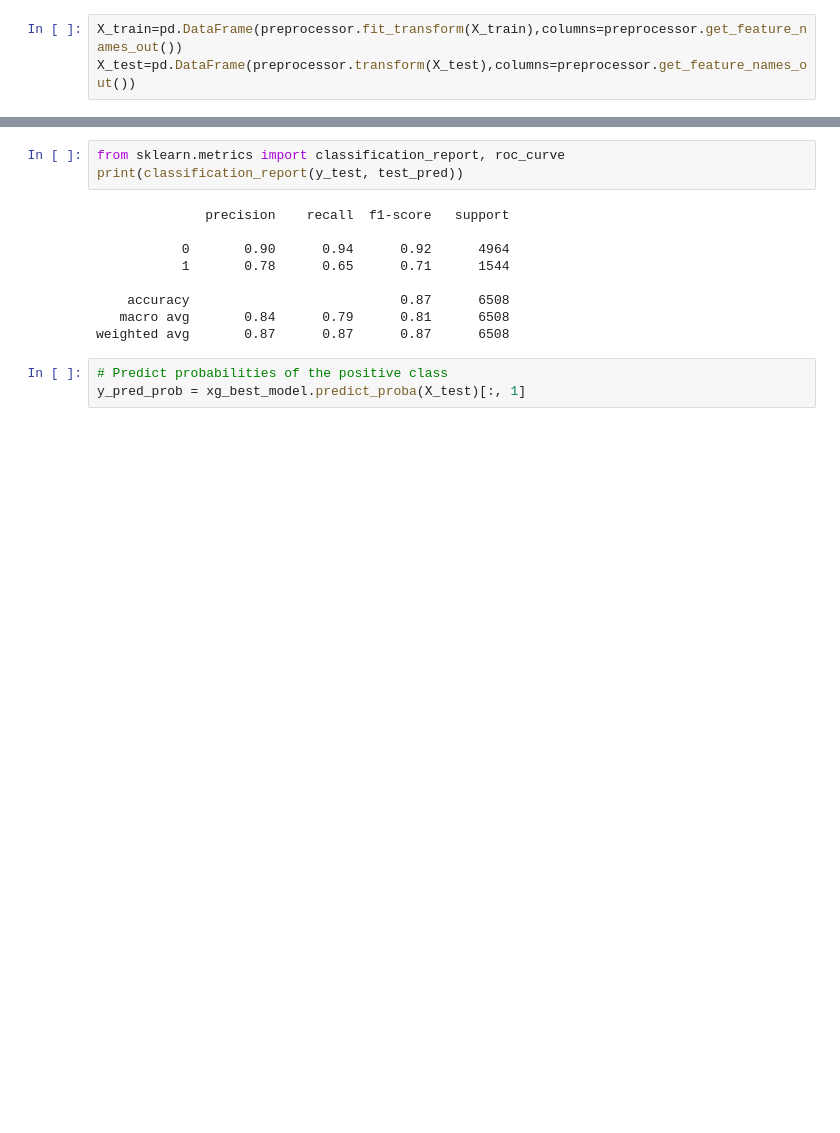
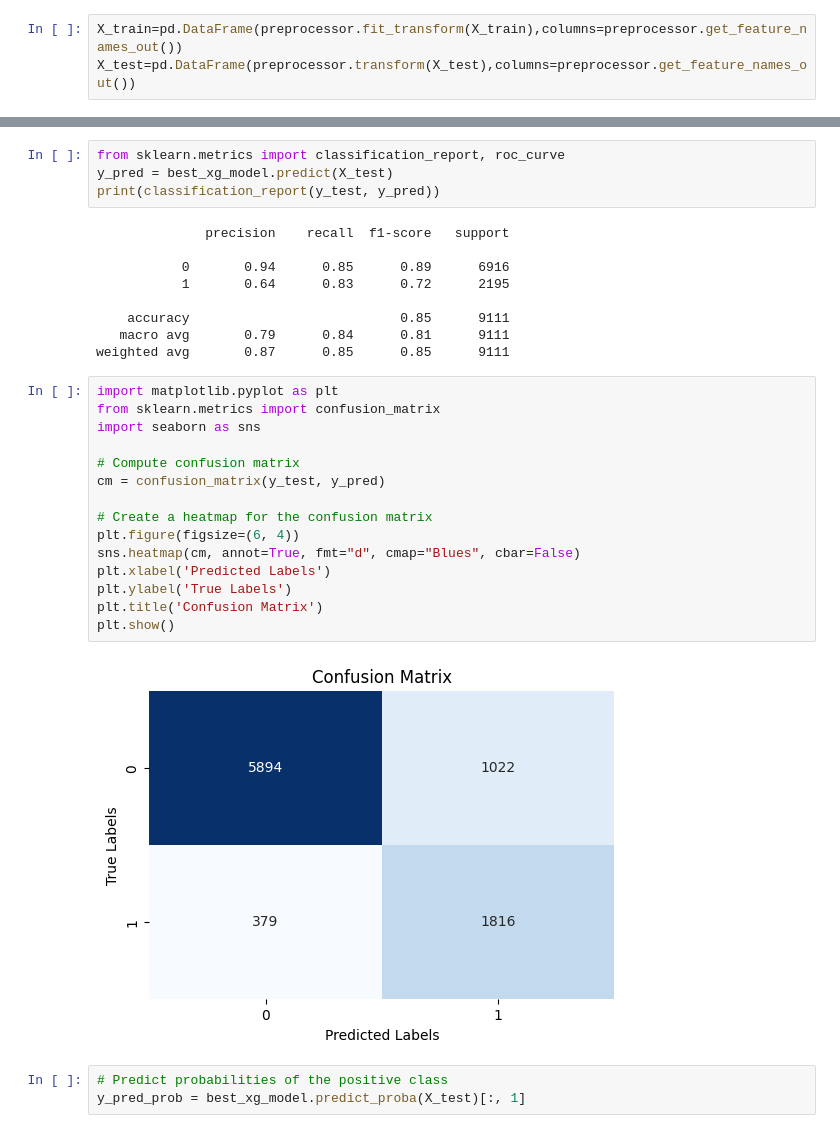
Before and after one commit to shashank2589/ADULT_CENSUS_INCOME_PREDICTION, a Jupyter notebook: notebooks/model_training.ipynb, the cells around one changed output, grey strips where cells are left out. Saved outputs shown, nothing was run; the diff lists cells and outputs as text; blank space fills up the shorter version.

```diff
--- a/notebooks/model_training.ipynb
+++ b/notebooks/model_training.ipynb
@@ -252,17 +290,35 @@ Test - Accuracy: 0.8738, Precision: 0.7956, Recall: 0.6302, F1-score: 0.7033, AU
 Best Model:  XGB_Classifier
 # %%
 from sklearn.metrics import classification_report, roc_curve
-print(classification_report(y_test, test_pred))
+y_pred = best_xg_model.predict(X_test)
+print(classification_report(y_test, y_pred))
 # %% [output]
               precision    recall  f1-score   support
 
-           0       0.90      0.94      0.92      4964
-           1       0.78      0.65      0.71      1544
+           0       0.94      0.85      0.89      6916
+           1       0.64      0.83      0.72      2195
 
-    accuracy                           0.87      6508
-   macro avg       0.84      0.79      0.81      6508
-weighted avg       0.87      0.87      0.87      6508
+    accuracy                           0.85      9111
+   macro avg       0.79      0.84      0.81      9111
+weighted avg       0.87      0.85      0.85      9111
+# %%
+import matplotlib.pyplot as plt
+from sklearn.metrics import confusion_matrix
+import seaborn as sns
+
+# Compute confusion matrix
+cm = confusion_matrix(y_test, y_pred)
+
+# Create a heatmap for the confusion matrix
+plt.figure(figsize=(6, 4))
+sns.heatmap(cm, annot=True, fmt="d", cmap="Blues", cbar=False)
+plt.xlabel('Predicted Labels')
+plt.ylabel('True Labels')
+plt.title('Confusion Matrix')
+plt.show()
+# %% [output]
+[figure, added]
 # %%
 # Predict probabilities of the positive class
-y_pred_prob = xg_best_model.predict_proba(X_test)[:, 1]
+y_pred_prob = best_xg_model.predict_proba(X_test)[:, 1]
 # %%
```
Also changed, not shown: parts of 19 cells of this notebook, 1 other file.
